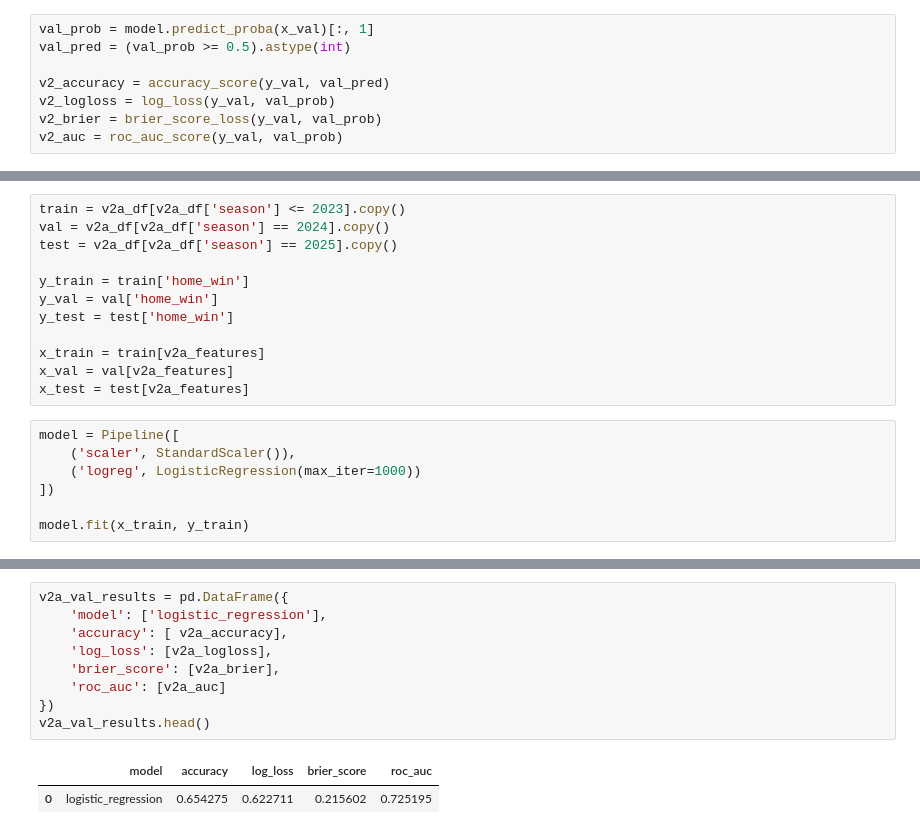
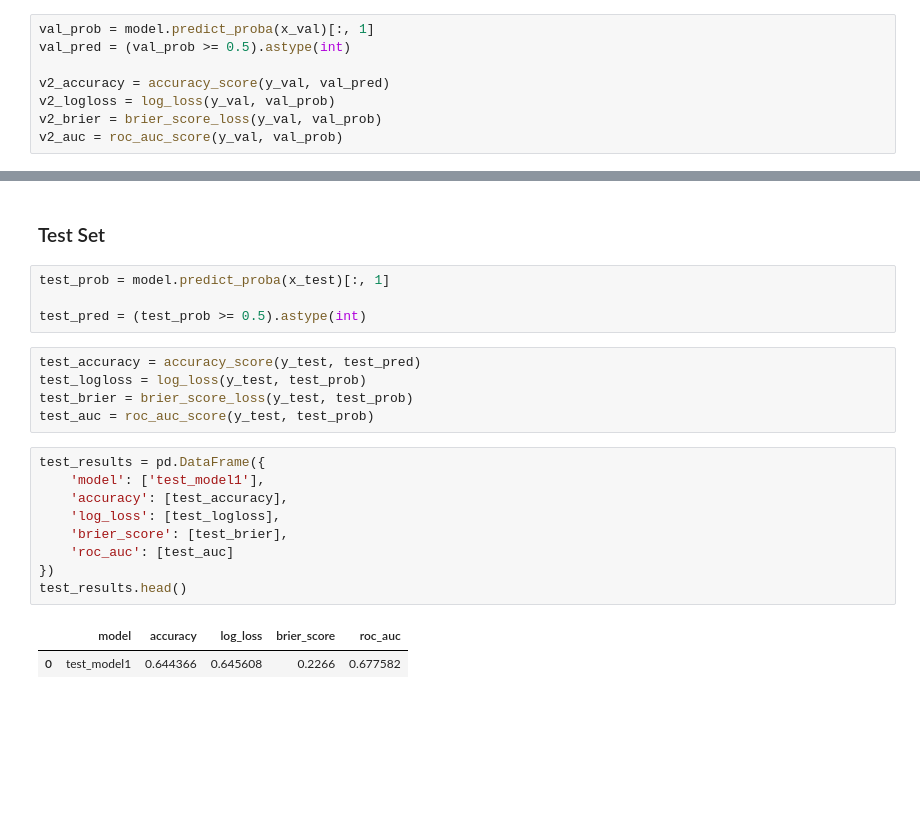
Before and after one commit to swcrockett/nfl-win-probability-model, a Jupyter notebook: notebooks/04_advanced_features.ipynb, the cells around one changed output, grey strips where cells are left out. Drawn from its saved outputs; the diff is of its cells as text; blank space fills up the shorter version.

```diff
--- a/notebooks/04_advanced_features.ipynb
+++ b/notebooks/04_advanced_features.ipynb
@@ -928,19 +913,0 @@ v2a_features = base_features + last3test_features
-# %%
-train = v2a_df[v2a_df['season'] <= 2023].copy()
-val = v2a_df[v2a_df['season'] == 2024].copy()
-test = v2a_df[v2a_df['season'] == 2025].copy()
-
-y_train = train['home_win']
-y_val = val['home_win']
-y_test = test['home_win']
-
-x_train = train[v2a_features]
-x_val = val[v2a_features]
-x_test = test[v2a_features]
-# %%
-model = Pipeline([
-    ('scaler', StandardScaler()),
-    ('logreg', LogisticRegression(max_iter=1000))
-])
-
-model.fit(x_train, y_train)
@@ -958,12 +914,23 @@ v2a_auc = roc_auc_score(y_val, val_prob)
-# %%
-v2a_val_results = pd.DataFrame({
-    'model': ['logistic_regression'],
-    'accuracy': [ v2a_accuracy],
-    'log_loss': [v2a_logloss],
-    'brier_score': [v2a_brier],
-    'roc_auc': [v2a_auc]
-})
-v2a_val_results.head()
-# %% [output]
-|  | model | accuracy | log_loss | brier_score | roc_auc |
-| 0 | logistic_regression | 0.654275 | 0.622711 | 0.215602 | 0.725195 |
+# %% [markdown]
+### Test Set
+# %%
+test_prob = model.predict_proba(x_test)[:, 1]
+
+test_pred = (test_prob >= 0.5).astype(int)
+# %%
+test_accuracy = accuracy_score(y_test, test_pred)
+test_logloss = log_loss(y_test, test_prob)
+test_brier = brier_score_loss(y_test, test_prob)
+test_auc = roc_auc_score(y_test, test_prob)
+# %%
+test_results = pd.DataFrame({
+    'model': ['test_model1'],
+    'accuracy': [test_accuracy],
+    'log_loss': [test_logloss],
+    'brier_score': [test_brier],
+    'roc_auc': [test_auc]
+})
+test_results.head()
+# %% [output]
+|  | model | accuracy | log_loss | brier_score | roc_auc |
+| 0 | test_model1 | 0.644366 | 0.645608 | 0.2266 | 0.677582 |
```
Also changed, not shown: parts of 12 cells of this notebook.
